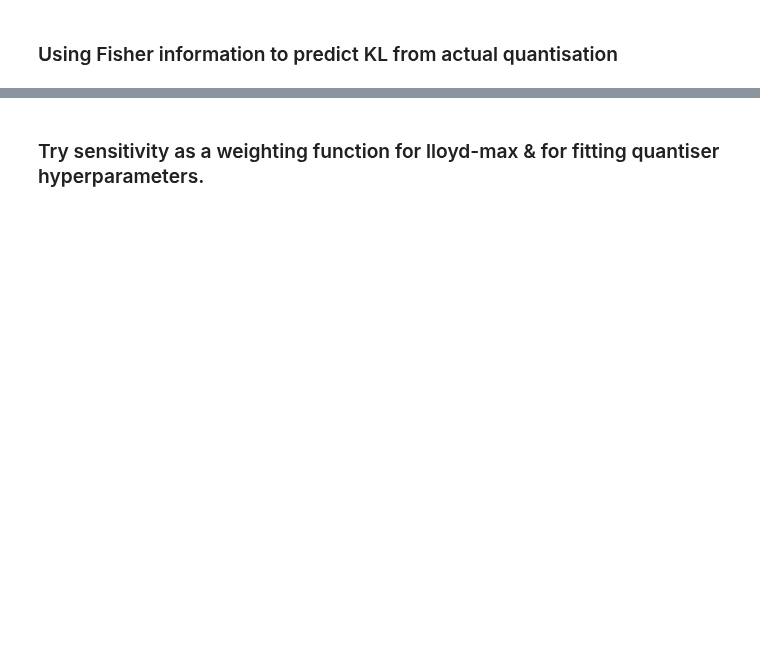
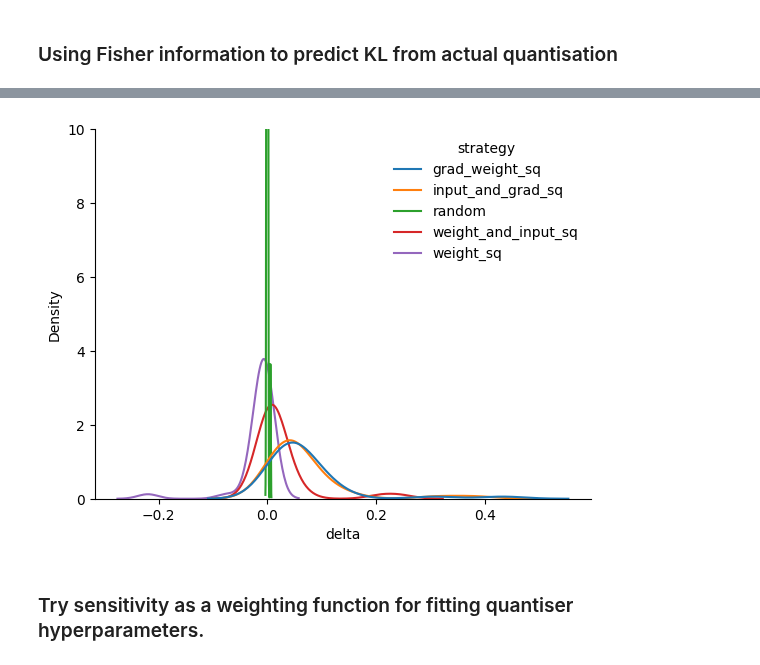
Before and after one commit to graphcore-research/llama-mobile-vlm, a Jupyter notebook: 20250127-FormatsCascade/archive/0414-SensitivityPrediction.ipynb, the cells around one changed output, grey strips where cells are left out. Drawn from its saved outputs; the diff is of its cells as text; code cells hidden in the pictures; blank space fills up the shorter version.

```diff
--- a/20250127-FormatsCascade/archive/0414-SensitivityPrediction.ipynb
+++ b/20250127-FormatsCascade/archive/0414-SensitivityPrediction.ipynb
@@ -136,2 +159,39 @@ data.evaluate(model.model)["kl_div"].mean().item()
+# %%
+def sweep() -> Iterable[dict[str, float]]:
+    for layer in [0, 4, 8, 12, 15]:  # subset for analysis & speed
+        for name in [
+            'self_attn.q_proj.weight',
+            'self_attn.k_proj.weight',
+            'self_attn.v_proj.weight',
+            'self_attn.o_proj.weight',
+            'mlp.gate_proj.weight',
+            'mlp.up_proj.weight',
+            'mlp.down_proj.weight',
+        ]:
+            strategies = dict(
+                grad_weight_sq=lambda n: param_stats[n]["grad_weight_sq"],
+                weight_sq=lambda n: params[n].pow(2),
+                weight_and_input_sq=lambda n: params[n].pow(2) * param_stats[n]["input_sq"][None, :],
+                input_and_grad_sq=lambda n: param_stats[n]["grad_output_sq"][:, None] * param_stats[n]["input_sq"][None, :],
+                random=lambda n: torch.rand_like(params[n]),
+            )
+            for strategy in strategies:
+                for order in ["smallest", "largest"]:
+                    parameter = f"model.layers.{layer}.{name}"
+                    model.reset()
+                    p = model.model.state_dict()[parameter].flatten()
+                    score = strategies[strategy](parameter).flatten()
+                    n = p.nelement() // 8
+                    idx = torch.argsort(score)[:n] if order == "smallest" else torch.argsort(score)[-n:]
+                    p[idx] += torch.randn_like(p[idx]) * p.pow(2).mean().sqrt()
+                    yield dict(layer=layer, name=name, parameter=parameter, strategy=strategy, order=order, **evaluate_model())
+
+df_elements = pd.DataFrame.from_records(list(tqdm.tqdm(sweep())))
+# %%
+d = df_elements.pivot(index=["parameter", "strategy"], columns="order", values="kl_div").reset_index().pipe(lambda d: d.assign(delta=d.largest - d.smallest))
+ax = sns.kdeplot(data=d, x="delta", hue="strategy")
+ax.set_ylim((0, 10));
+# %% [output]
+[figure, added]
 # %% [markdown]
-### Try sensitivity as a weighting function for lloyd-max & for fitting quantiser hyperparameters.
+### Try sensitivity as a weighting function for fitting quantiser hyperparameters.
```
Also changed, not shown: parts of 19 cells of this notebook, 4 other files.
